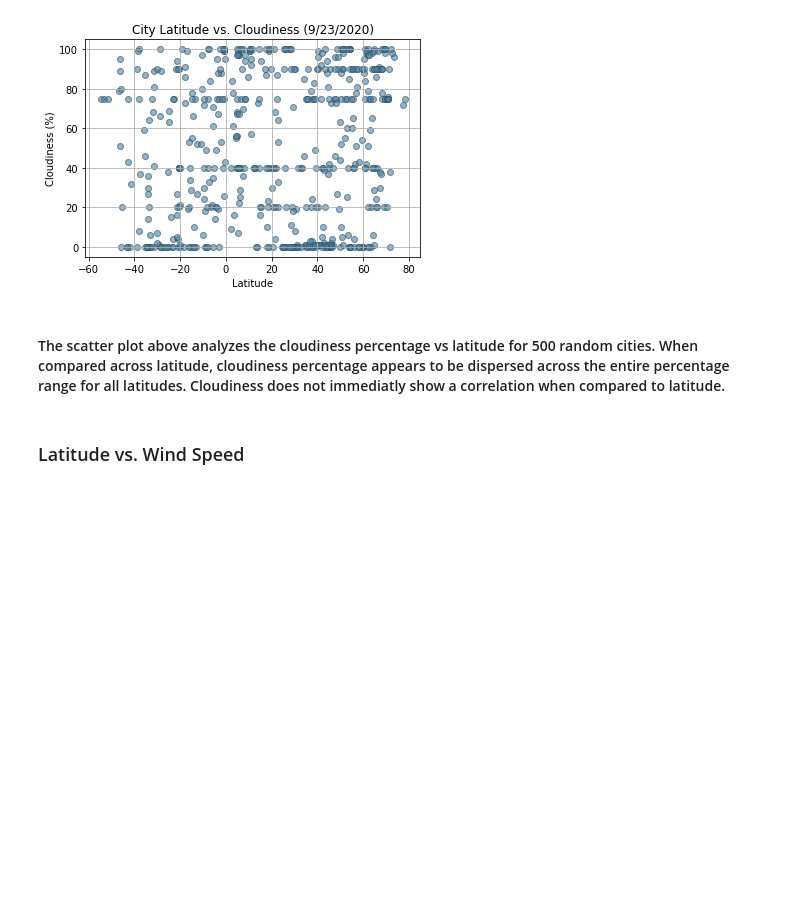
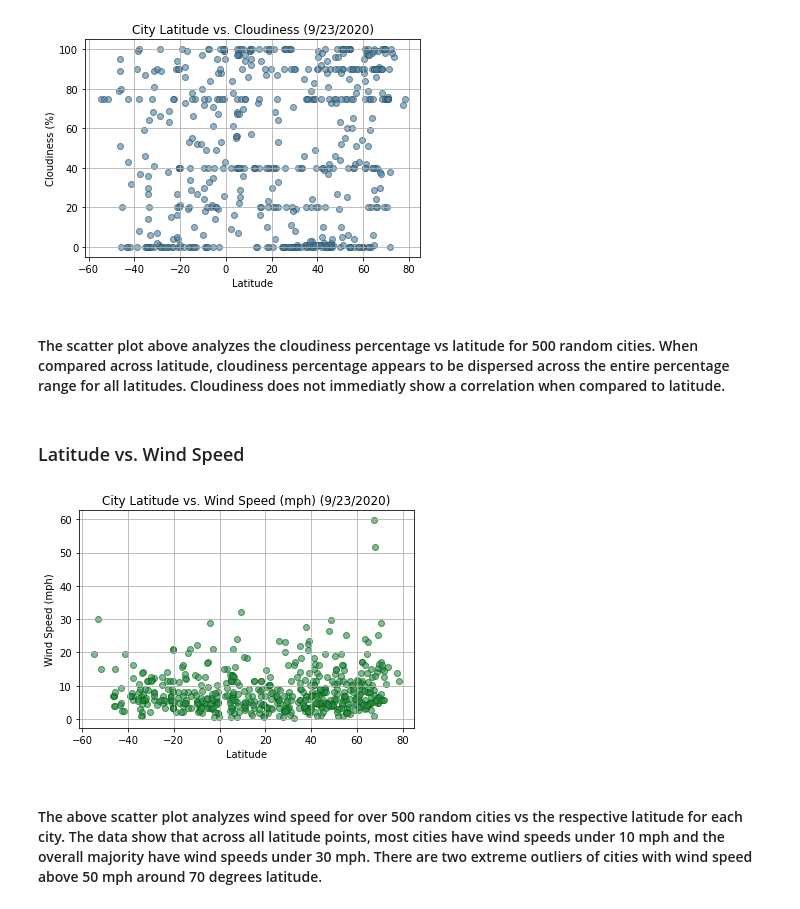
Before and after one commit to alplky/python-APIs-challenge, a Jupyter notebook: WeatherPy/WeatherPy.ipynb, the cells around one changed output. Saved outputs shown, nothing was run; the diff lists cells and outputs as text; code cells hidden in the pictures; blank space fills up the shorter version.

Commit message:
adding wind speed plot and image

```diff
--- a/WeatherPy/WeatherPy.ipynb
+++ b/WeatherPy/WeatherPy.ipynb
@@ -200,0 +199,16 @@ plt.show()
+# %%
+#create variables for plotting
+wind_speed = city_df["windspeed"]
+
+#build scatter plot
+plt.scatter(lat, wind_speed, color="seagreen", edgecolors="darkgreen", alpha=0.6)
+plt.title("City Latitude vs. Wind Speed (mph) (9/23/2020)")
+plt.xlabel("Latitude")
+plt.ylabel("Wind Speed (mph)")
+plt.grid()
+plt.savefig("Images/windspeed_plot.png")
+plt.show()
+# %% [output]
+[figure, added]
+# %% [markdown]
+#### The above scatter plot analyzes wind speed for over 500 random cities vs the respective latitude for each city. The data show that across all latitude points, most cities have wind speeds under 10 mph and the overall majority have wind speeds under 30 mph. There are two extreme outliers of cities with wind speed above 50 mph around 70 degrees latitude.
```
Also changed, not shown: parts of 1 cell of this notebook, 1 other file.
